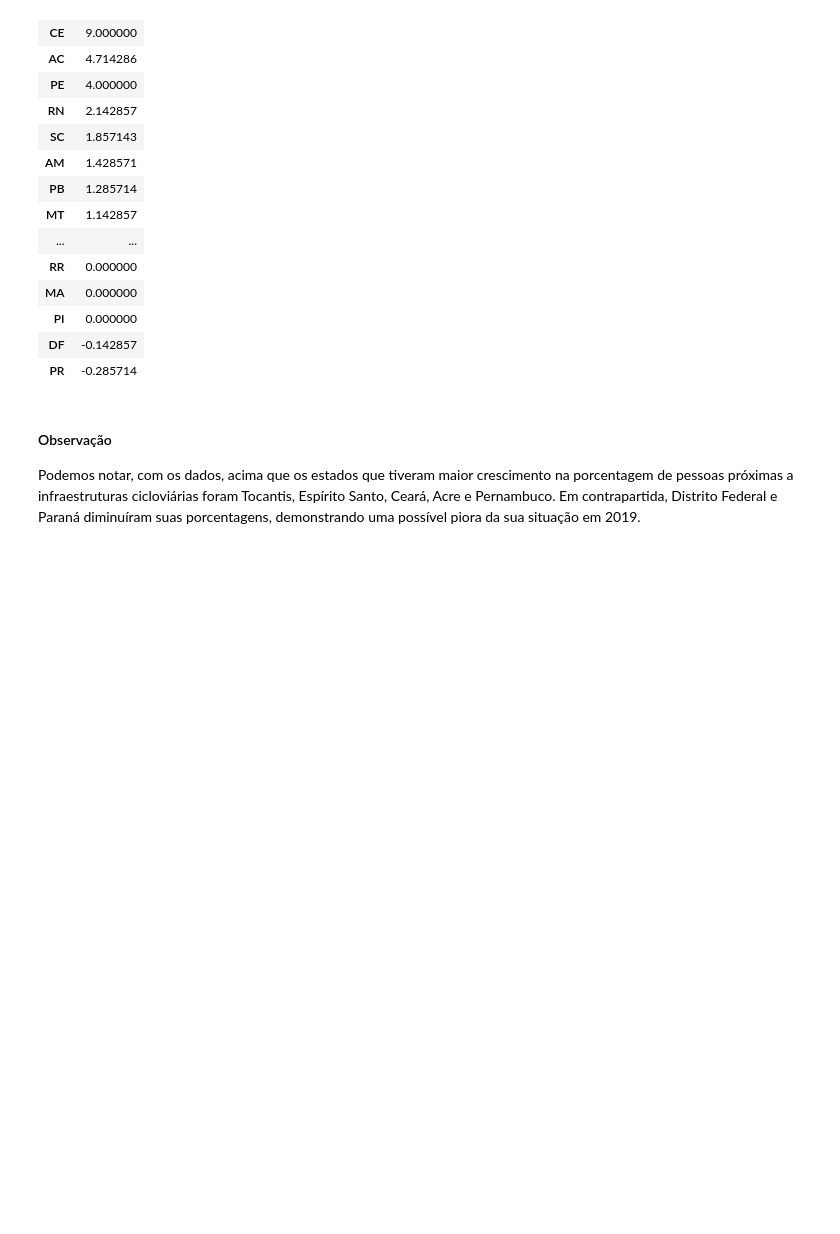
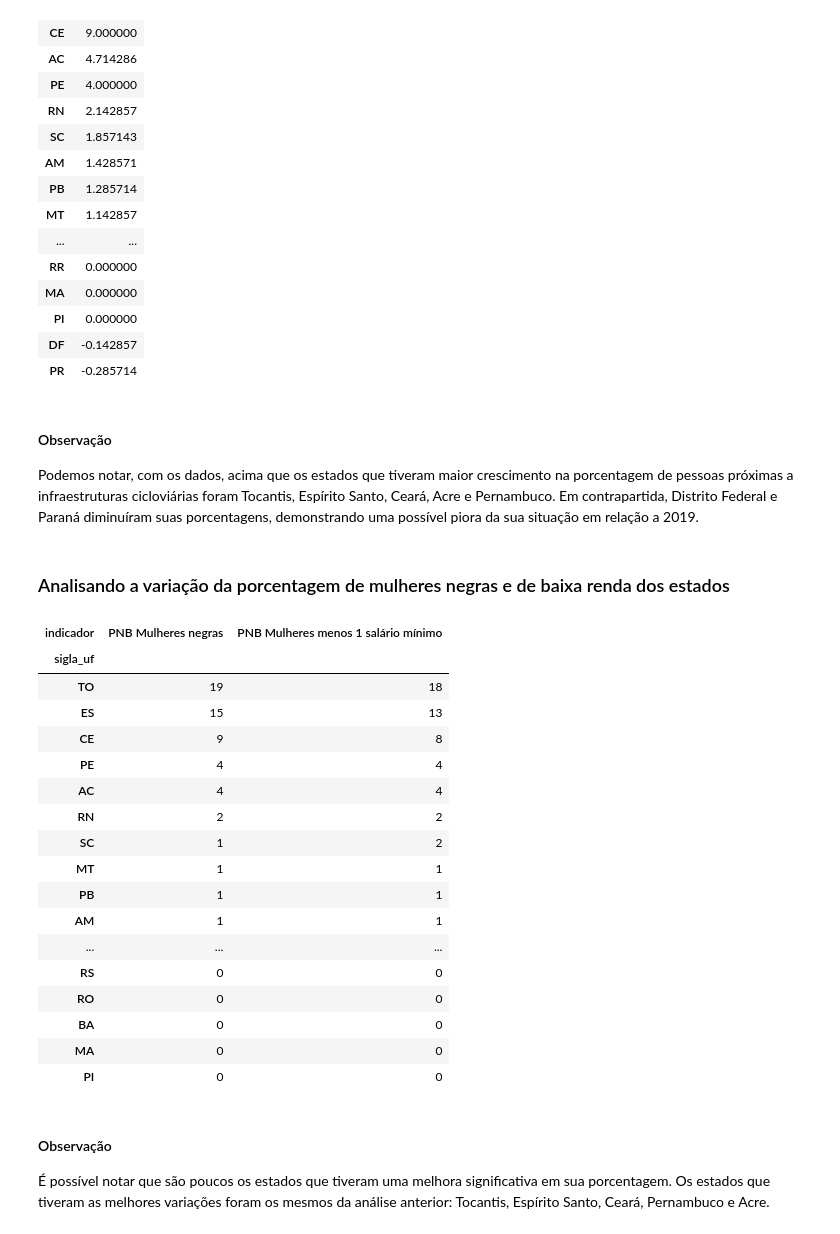
Before and after one commit to saulorcj/tarefas-analytica, a Jupyter notebook: A2/tratamento_dados_2.ipynb, the cells around one changed output. Saved outputs shown, nothing was run; the diff lists cells and outputs as text; code cells hidden in the pictures; blank space fills up the shorter version.

```diff
--- a/A2/tratamento_dados_2.ipynb
+++ b/A2/tratamento_dados_2.ipynb
@@ -186,4 +186,33 @@ dif_med_frames.sort_values(by="sigla_uf", ascending=False)
 | PR | -0.285714 |
 # %% [markdown]
 #### Observação
-Podemos notar, com os dados, acima que os estados que tiveram maior crescimento na porcentagem de pessoas próximas a infraestruturas cicloviárias foram Tocantis, Espírito Santo, Ceará, Acre e Pernambuco. Em contrapartida, Distrito Federal e Paraná diminuíram suas porcentagens, demonstrando uma possível piora da sua situação em 2019.
+Podemos notar, com os dados, acima que os estados que tiveram maior crescimento na porcentagem de pessoas próximas a infraestruturas cicloviárias foram Tocantis, Espírito Santo, Ceará, Acre e Pernambuco. Em contrapartida, Distrito Federal e Paraná diminuíram suas porcentagens, demonstrando uma possível piora da sua situação em relação a 2019.
+# %% [markdown]
+### Analisando a variação da porcentagem de mulheres negras e de baixa renda dos estados
+# %%
+dif_frames.T[["PNB Mulheres negras",
+              "PNB Mulheres menos 1 salário mínimo"]].sort_values(by=["PNB Mulheres negras",
+                                                                      "PNB Mulheres menos 1 salário mínimo"],
+                                                                  ascending=False)
+# %% [output]
+| indicador | PNB Mulheres negras | PNB Mulheres menos 1 salário mínimo |
+| sigla_uf |  |  |
+| TO | 19 | 18 |
+| ES | 15 | 13 |
+| CE | 9 | 8 |
+| PE | 4 | 4 |
+| AC | 4 | 4 |
+| RN | 2 | 2 |
+| SC | 1 | 2 |
+| MT | 1 | 1 |
+| PB | 1 | 1 |
+| AM | 1 | 1 |
+| ... | ... | ... |
+| RS | 0 | 0 |
+| RO | 0 | 0 |
+| BA | 0 | 0 |
+| MA | 0 | 0 |
+| PI | 0 | 0 |
+# %% [markdown]
+#### Observação
+É possível notar que são poucos os estados que tiveram uma melhora significativa em sua porcentagem. Os estados que tiveram as melhores variações foram os mesmos da análise anterior: Tocantis, Espírito Santo, Ceará, Pernambuco e Acre.
```
Also changed, not shown: 2 other files.
